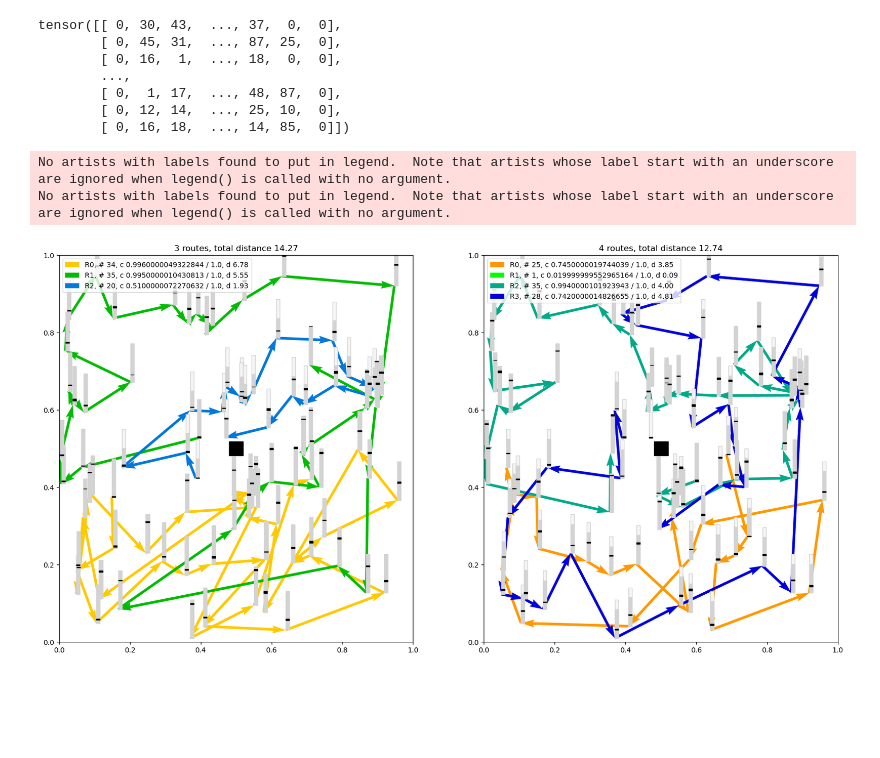
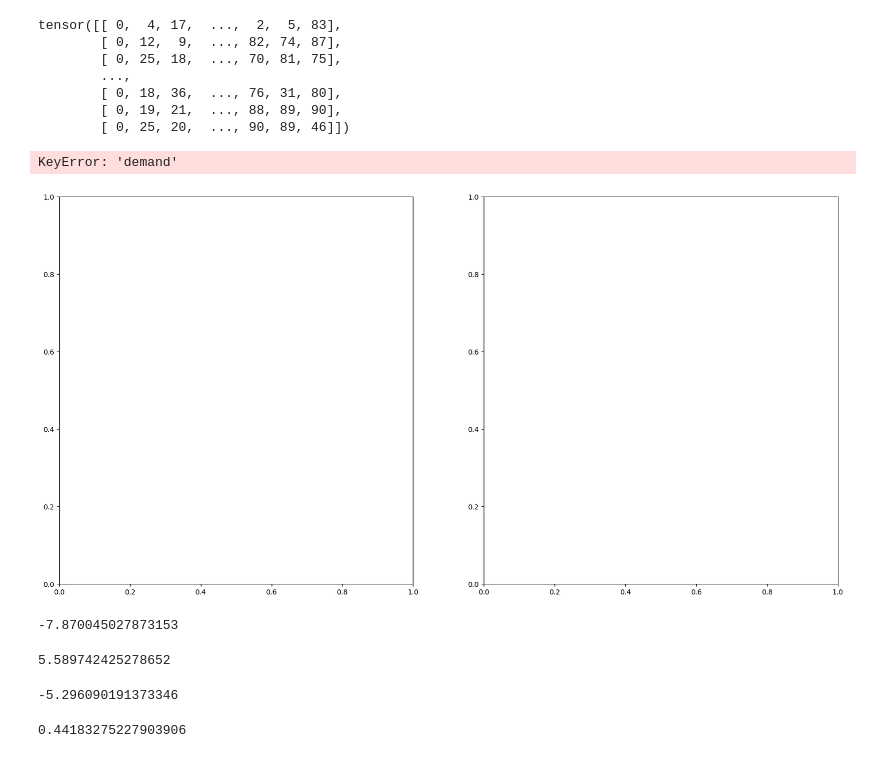
Before and after one commit to JTrainer-STORi/learning-pdtrp, a Jupyter notebook: import_model.ipynb, the cells around one changed output. Cells and saved outputs as stored; diff of their text form; code cells hidden in the pictures; blank space fills up the shorter version.

```diff
--- a/import_model.ipynb
+++ b/import_model.ipynb
@@ -15,7 +15,7 @@ from tqdm import tqdm
 
 use_cuda = torch.cuda.is_available()
 device = torch.device("cuda:0" if use_cuda else "cpu")
-problem_type = 'PDCVRP'
+problem_type = 'PDTRP'
 
 if problem_type == 'PDTRP':
     model_filepath = 'models_HEC/rl-ar-var-20pnn-gnn-max-pdtrp_20250210T152027'
@@ -201,15 +201,15 @@ def plot_vehicle_routes(all_nodes, demands, capacity, route, ax1, markersize=5,
         ax1.add_collection(pc_used)
         ax1.add_collection(pc_dem)
 # %%
-NUM_SAMPLES = 128
+NUM_SAMPLES = 16
 BATCH_SIZE = 16
 
 # if problem_type == 'PDTRP':
-#     filename = 'data/pdtrp/test_data_PDTRP.txt'
+#     filename = 'data/pdtrp/test_data_PDTRP_N2.txt'
 # elif problem_type == 'PDCVRP':
 #     filename = 'data/pdcvrp/test_data_PDCVRP.txt'
 
-filename = 'data/pdcvrp/test_data_PDCVRP_N1.txt'
+filename = 'data/pdtrp/validation_data_PDTRP_speed32.txt'
 
 # SET SEEDS FOR REPRODUCIBILITY
 np.random.seed(2512)
@@ -254,4 +254,6 @@ with torch.no_grad():
         pi_with_depot = torch.cat((torch.zeros(pi.size(0), 1, dtype=torch.long), pi), dim=1)
 
         or_tools_tour = bat['tour_nodes'][0].cpu().numpy()
+        or_tools_visit_times = bat['visit_times'][0].cpu().numpy()
+        break
 # %%
@@ -265,18 +360,34 @@ plot_tsp(bat['all_nodes'][0].cpu().numpy(), or_tools_tour, axs[1])
 # %%
 pi_with_depot
 # %% [output]
-tensor([[ 0, 30, 43,  ..., 37,  0,  0],
-        [ 0, 45, 31,  ..., 87, 25,  0],
-        [ 0, 16,  1,  ..., 18,  0,  0],
+tensor([[ 0,  4, 17,  ...,  2,  5, 83],
+        [ 0, 12,  9,  ..., 82, 74, 87],
+        [ 0, 25, 18,  ..., 70, 81, 75],
         ...,
-        [ 0,  1, 17,  ..., 48, 87,  0],
-        [ 0, 12, 14,  ..., 25, 10,  0],
-        [ 0, 16, 18,  ..., 14, 85,  0]])
+        [ 0, 18, 36,  ..., 76, 31, 80],
+        [ 0, 19, 21,  ..., 88, 89, 90],
+        [ 0, 25, 20,  ..., 90, 89, 46]])
 # %%
+index = 13
 fig, axs = plt.subplots(1, 2, figsize=(20, 10))
-plot_vehicle_routes(bat['all_nodes'][0], bat['demand'][0], 1.0, pi_with_depot[0], axs[0], visualize_demands=True)
-plot_vehicle_routes(bat['all_nodes'][0], bat['demand'][0], 1.0, torch.tensor(or_tools_tour), axs[1], visualize_demands=True)
+plot_vehicle_routes(bat['all_nodes'][index], bat['demand'][index], 1.0, pi_with_depot[index], axs[0], visualize_demands=True)
+plot_vehicle_routes(bat['all_nodes'][index], bat['demand'][index], 1.0, torch.tensor(bat['tour_nodes'][index].cpu().numpy()), axs[1], visualize_demands=True)
 # %% [output]
-No artists with labels found to put in legend.  Note that artists whose label start with an underscore are ignored when legend() is called with no argument.
-No artists with labels found to put in legend.  Note that artists whose label start with an underscore are ignored when legend() is called with no argument.
+KeyError: 'demand'
-[figure, old version]
+[figure, new version]
+# %%
+np.log(((3/480)**2)/np.sqrt((3/480)**2 + (5/480)))
+# %% [output]
+-7.870045027873153
+# %%
+np.log(1 + ((5/480)/((3/480)**2)))
+# %% [output]
+5.589742425278652
+# %%
+np.log(((3/480)**2)/np.sqrt((3/480)**2 + (5/(480**2))))
+# %% [output]
+-5.296090191373346
+# %%
+np.log(1 + ((5/(480**2))/((3/480)**2)))
+# %% [output]
+0.44183275227903906
```
Also changed, not shown: parts of 10 cells of this notebook, 6 other files.
